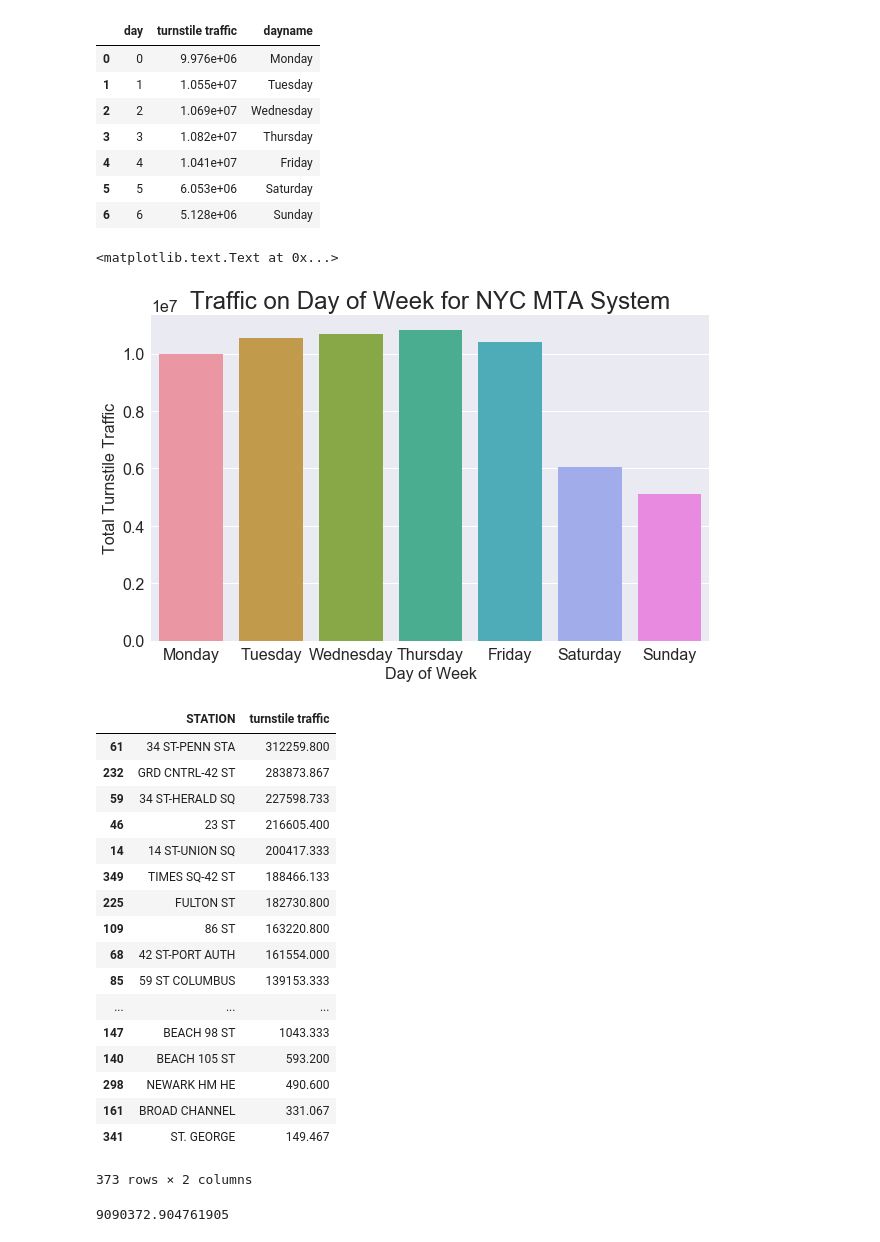
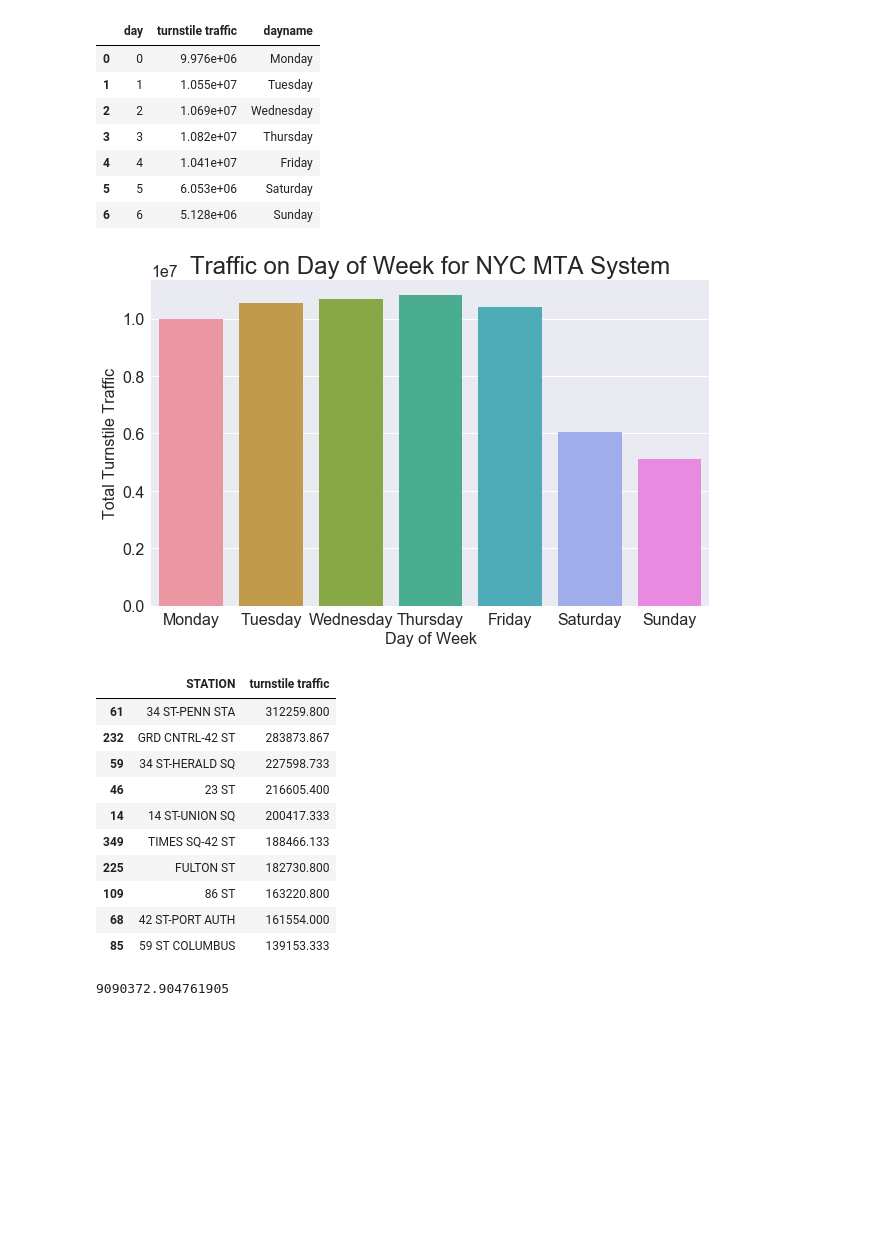
Before and after one commit to TRobertJackson/Data-Science-Projects, a Jupyter notebook: Benson Project.ipynb, the cells around one changed output. Saved outputs shown, nothing was run; the diff lists cells and outputs as text; code cells hidden in the pictures; blank space fills up the shorter version.

```diff
--- a/Benson Project.ipynb
+++ b/Benson Project.ipynb
@@ -239,37 +239,30 @@ fig, ax = plt.subplots()
 fig.set_size_inches(10,6)
 rc={'axes.labelsize': 16, 'font.size': 16, 'legend.fontsize': 32.0, 'axes.titlesize': 24, 'xtick.labelsize': 16, 'ytick.labelsize': 16}
 sns.set(rc = rc)
-b = sns.barplot(x = DayAverageTraffic['dayname'], y = DayAverageTraffic['turnstile traffic'])
-b.set_xlabel('Day of Week')
-b.set_ylabel('Total Turnstile Traffic');
-b.set_title('Traffic on Day of Week for NYC MTA System')
+sns.barplot(x = DayAverageTraffic['dayname'], y = DayAverageTraffic['turnstile traffic'])
+ax.set_xlabel('Day of Week')
+ax.set_ylabel('Total Turnstile Traffic');
+ax.set_title('Traffic on Day of Week for NYC MTA System')
+fig.savefig("Traffic on Day of Week for NYC MTA System.png")
 # %% [output]
-<matplotlib.text.Text at 0x...>
 [figure]
 # %%
 StationWeekdayTotalTraffic = pd.DataFrame(StationDayTotalTraffic[StationDayTotalTraffic['day'] < 5].groupby(['STATION'])['turnstile traffic'].sum()).reset_index()
 StationWeekdayAverageTraffic = StationWeekdayTotalTraffic
 StationWeekdayAverageTraffic['turnstile traffic'] = StationWeekdayAverageTraffic['turnstile traffic']/15
-StationWeekdayAverageTraffic.sort_values('turnstile traffic',ascending = False)
+pd.DataFrame(StationWeekdayAverageTraffic.sort_values('turnstile traffic',ascending = False)).head(10)
 # %% [output]
 |  | STATION | turnstile traffic |
 | 61 | 34 ST-PENN STA | 312259.800 |
 | 232 | GRD CNTRL-42 ST | 283873.867 |
 | 59 | 34 ST-HERALD SQ | 227598.733 |
 | 46 | 23 ST | 216605.400 |
 | 14 | 14 ST-UNION SQ | 200417.333 |
 | 349 | TIMES SQ-42 ST | 188466.133 |
 | 225 | FULTON ST | 182730.800 |
 | 109 | 86 ST | 163220.800 |
 | 68 | 42 ST-PORT AUTH | 161554.000 |
 | 85 | 59 ST COLUMBUS | 139153.333 |
-| ... | ... | ... |
-| 147 | BEACH 98 ST | 1043.333 |
-| 140 | BEACH 105 ST | 593.200 |
-| 298 | NEWARK HM HE | 490.600 |
-| 161 | BROAD CHANNEL | 331.067 |
-| 341 | ST. GEORGE | 149.467 |
-373 rows × 2 columns
 # %%
 AverageDailyTraffic = DayAverageTraffic['turnstile traffic'].sum()/7
 AverageDailyTraffic
```
Also changed, not shown: parts of 3 cells of this notebook, 12 other files.
